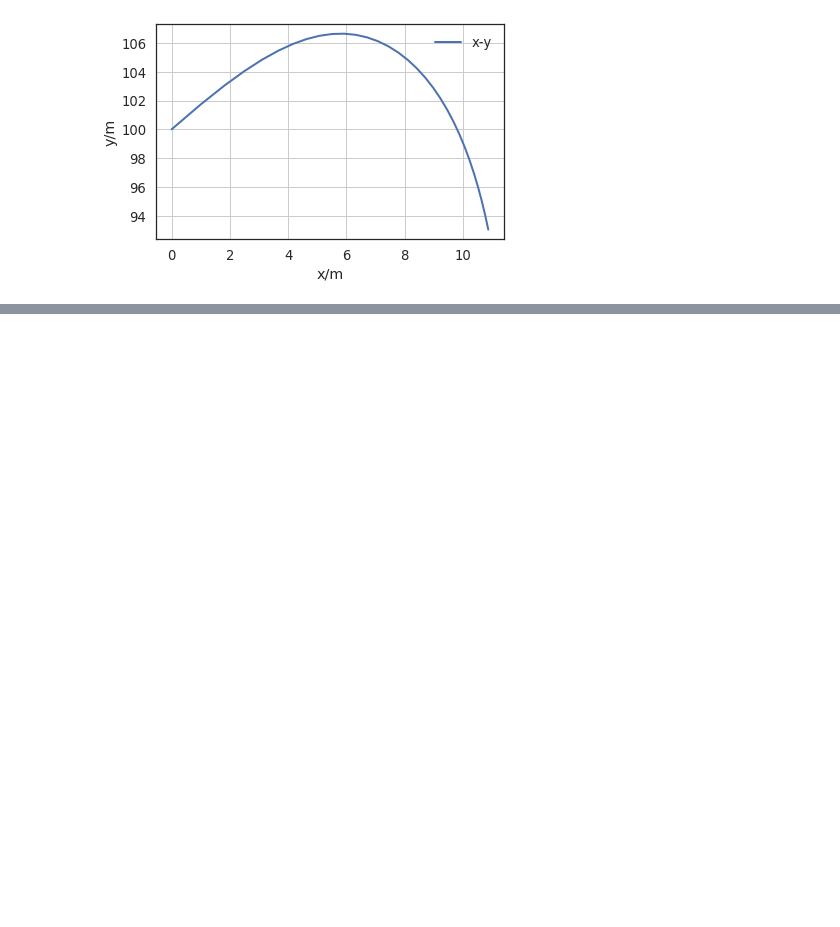
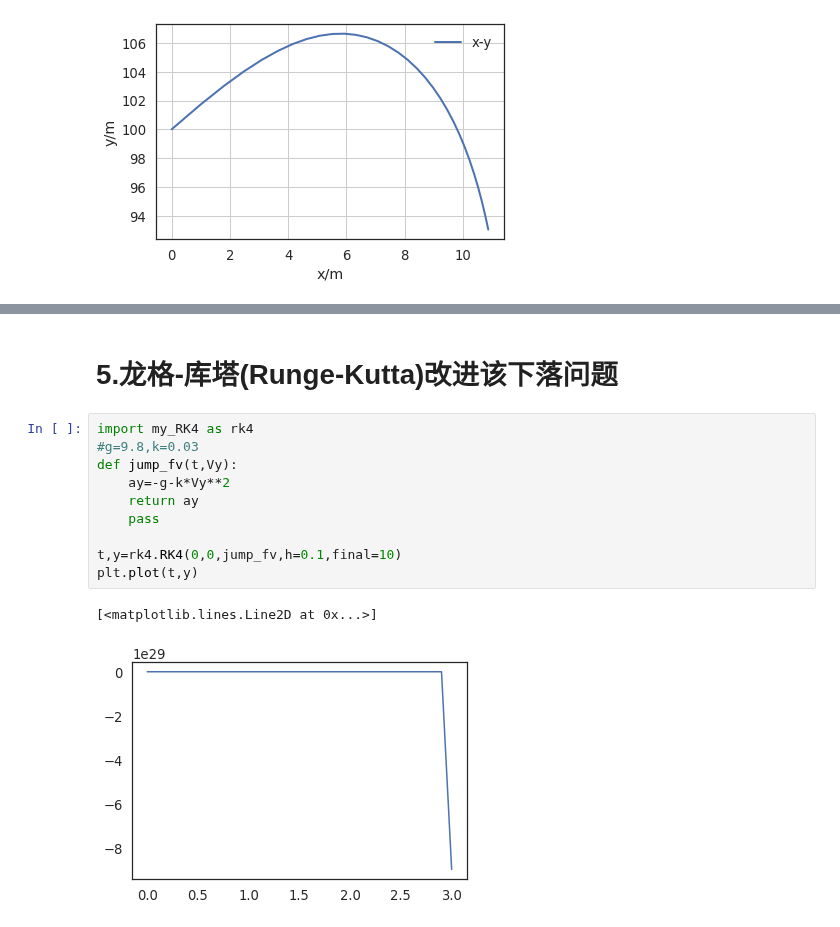
Before and after one commit to cherose2004/learning, a Jupyter notebook: project/Flight Simulation/Ch2/OTM.ipynb, the cells around one changed output, grey strips where cells are left out. Cells and saved outputs as stored; diff of their text form; blank space fills up the shorter version.

```diff
--- a/project/Flight Simulation/Ch2/OTM.ipynb
+++ b/project/Flight Simulation/Ch2/OTM.ipynb
@@ -11,0 +113,15 @@ a.Show_position()
+# %% [markdown]
+# 5.龙格-库塔(Runge-Kutta)改进该下落问题
+# %%
+import my_RK4 as rk4
+#g=9.8,k=0.03
+def jump_fv(t,Vy):
+    ay=-g-k*Vy**2
+    return ay
+    pass
+
+t,y=rk4.RK4(0,0,jump_fv,h=0.1,final=10)
+plt.plot(t,y)
+# %% [output]
+[<matplotlib.lines.Line2D at 0x...>]
+[figure, added]
```
Also changed, not shown: parts of 8 cells of this notebook, 5 other files.
